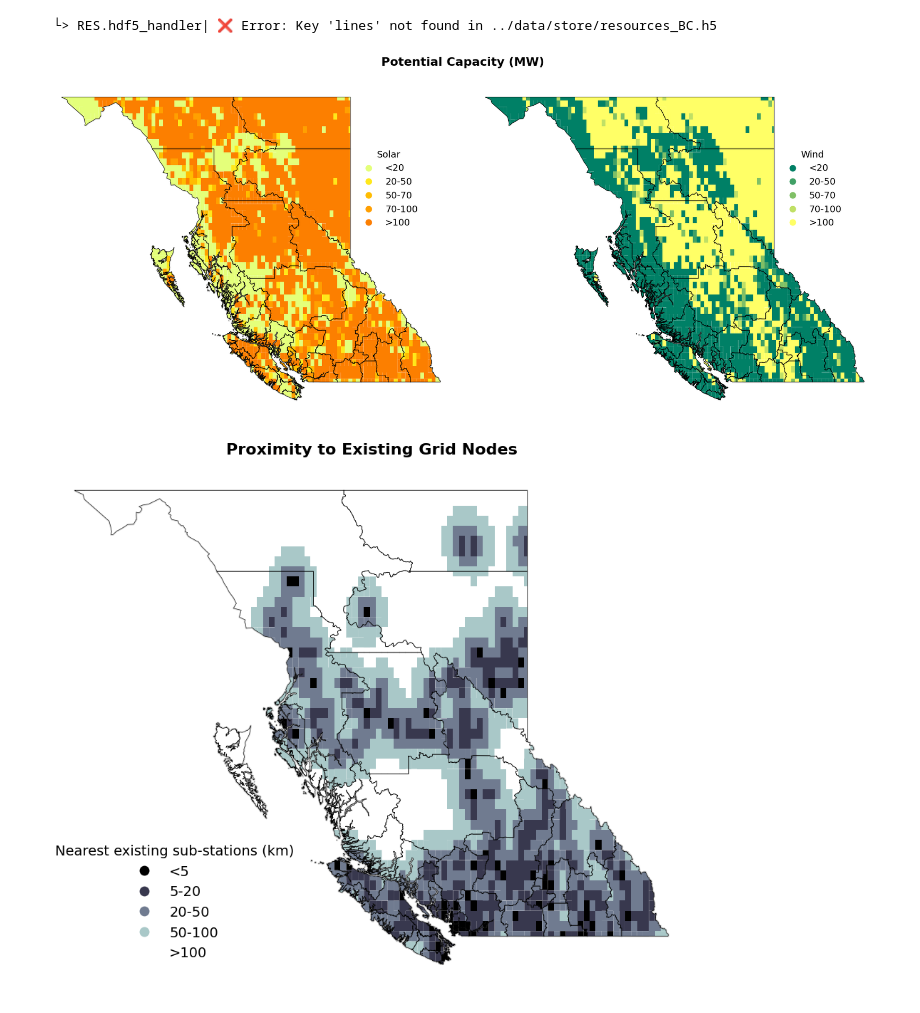
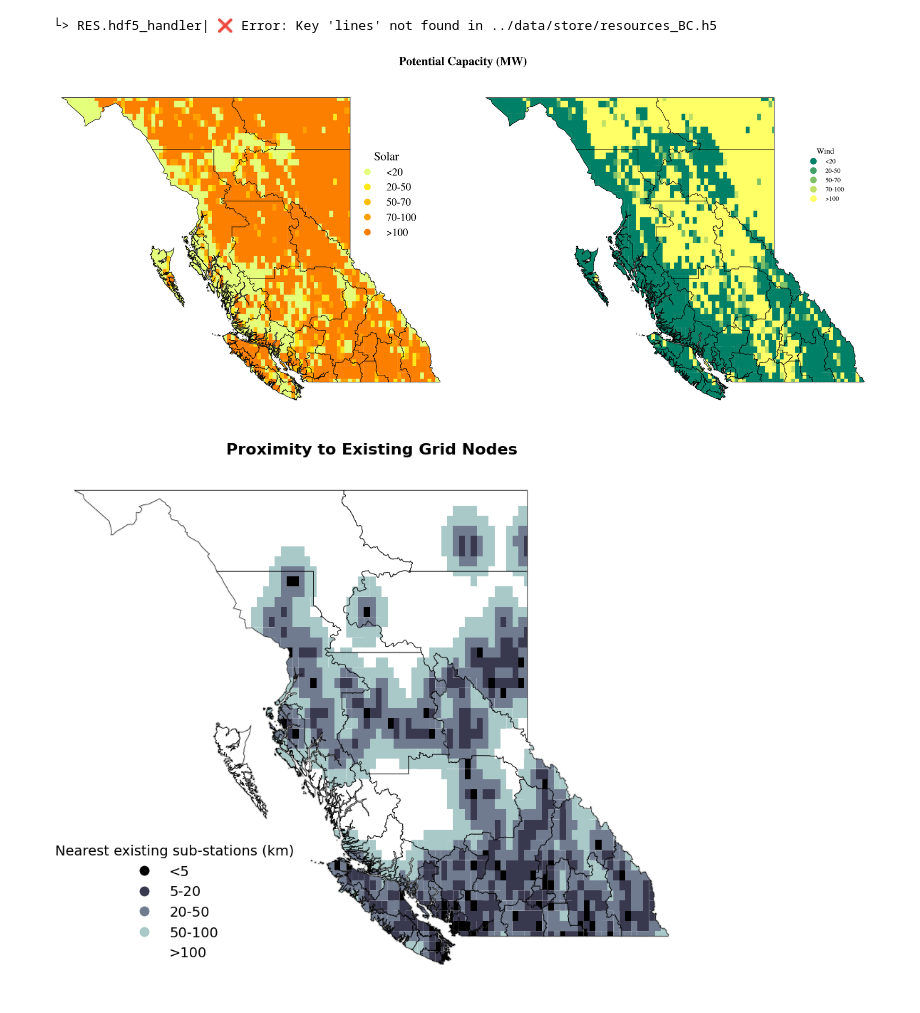
Before and after one commit to DeltaE/RESource, a Jupyter notebook: docs/source/notebooks/Store_explorer.ipynb, the cells around one changed output. Cells and saved outputs as stored; diff of their text form; code cells hidden in the pictures.

Commit message:
elsevier plot style added to RES

```diff
--- a/docs/source/notebooks/Store_explorer.ipynb
+++ b/docs/source/notebooks/Store_explorer.ipynb
@@ -5,3 +3,6 @@ font_family='sans-serif'
+# %%
+import matplotlib.pyplot as plt
+plt.style.use('../RES/visual_styles/elsevier.mplstyle')
 # %%
 from RES.hdf5_handler import DataHandler
 import RES.visuals as vis
@@ -100,39 +101,39 @@ solar_plot = cells.plot(
     column='solar_category', ax=ax1, cmap='Wistia', legend=True,
     legend_kwds={
         'title': "Solar",
         'loc': 'upper right',
         'bbox_to_anchor': (legend_x_ax_offset, legend_y_ax_offset),
-        'fontsize': 14,
+        'fontsize': 16,
         'frameon': False,
-        'title_fontsize': 14
+        'title_fontsize': 18
     }
 )
 
 boundary.plot(ax=ax1, facecolor='none', edgecolor='black', linewidth=0.7, alpha=0.9)
 
 # Plot wind map on ax2
 boundary.geometry = boundary.geometry.translate(xoff=shadow_offset, yoff=-shadow_offset)
 boundary.plot(ax=ax2, color='None', edgecolor='k', linewidth=0.5, alpha=0.7)
 boundary.geometry = boundary.geometry.translate(xoff=-shadow_offset, yoff=shadow_offset)
 
 wind_plot = cells.plot(
     column='wind_category', ax=ax2, cmap='summer', legend=True,
     legend_kwds={
         'title': "Wind",
         'bbox_to_anchor': (legend_x_ax_offset, legend_y_ax_offset),
-        'fontsize': 14,
-        'frameon': False,
-        'title_fontsize': 14
+    #     'fontsize': 14,
+    #     'frameon': False,
+    #     'title_fontsize': 18
     }
 )
 
 boundary.plot(ax=ax2, facecolor='none', edgecolor='black', linewidth=0.7, alpha=0.9)
 
 
 plt.tight_layout()
 plt.show()
 # %% [output]
-[figure, old version]
+[figure, new version]
 # %%
 # from RES import visuals as vis
 
```
Also changed, not shown: parts of 1 cell of this notebook, 10 other files.
